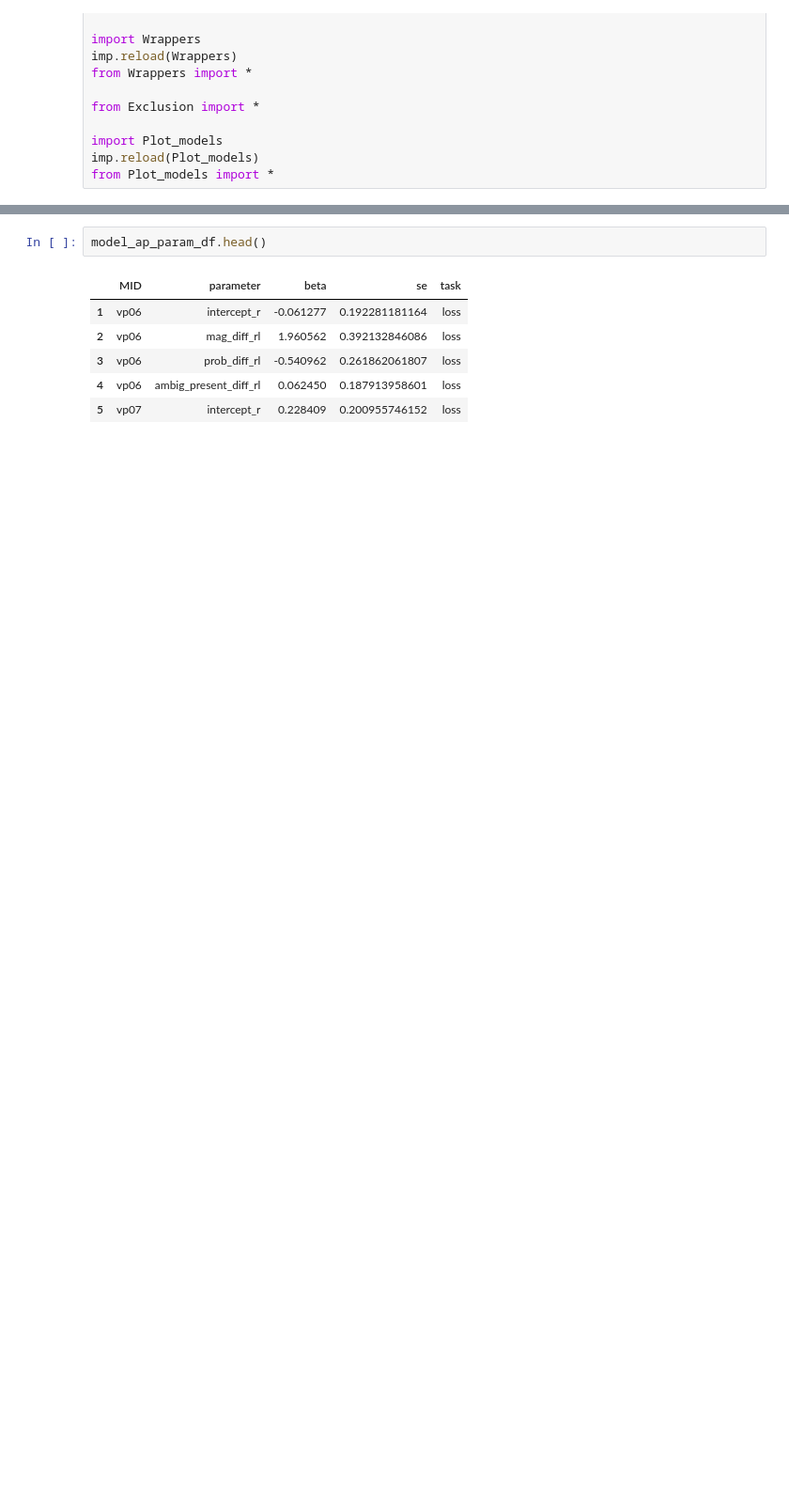
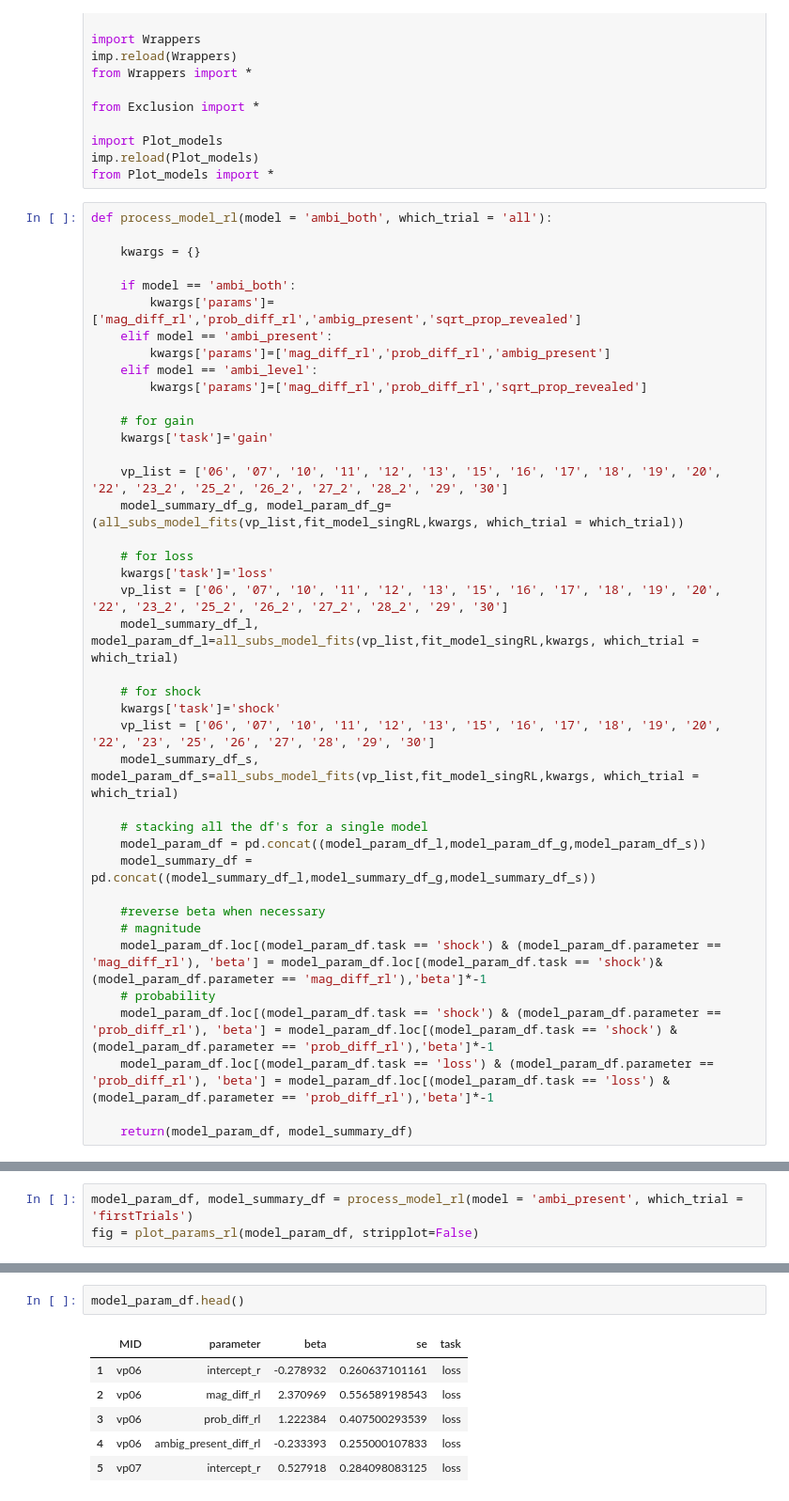
Before and after one commit to crgagne/ambi_gain_loss_shock, a Jupyter notebook: notebooks/Trial_Analysis.ipynb, the cells around one changed output, grey strips where cells are left out. Shown at 94% size. Saved outputs shown, nothing was run; the diff lists cells and outputs as text; blank space fills up the shorter version.

Commit message:
added trial and trait analysis

```diff
--- a/notebooks/Trial_Analysis.ipynb
+++ b/notebooks/Trial_Analysis.ipynb
@@ -44,4 +44,44 @@ from Exclusion import *
 import Plot_models
 imp.reload(Plot_models)
 from Plot_models import *
+# %%
+def process_model_rl(model = 'ambi_both', which_trial = 'all'):
+
+    kwargs = {}
+
+    if model == 'ambi_both':
+        kwargs['params']=['mag_diff_rl','prob_diff_rl','ambig_present','sqrt_prop_revealed']
+    elif model == 'ambi_present':
+        kwargs['params']=['mag_diff_rl','prob_diff_rl','ambig_present']
+    elif model == 'ambi_level':
+        kwargs['params']=['mag_diff_rl','prob_diff_rl','sqrt_prop_revealed']
+
+    # for gain
+    kwargs['task']='gain'
+
+    vp_list = ['06', '07', '10', '11', '12', '13', '15', '16', '17', '18', '19', '20', '22', '23_2', '25_2', '26_2', '27_2', '28_2', '29', '30']
+    model_summary_df_g, model_param_df_g=(all_subs_model_fits(vp_list,fit_model_singRL,kwargs, which_trial = which_trial))
+
+    # for loss
+    kwargs['task']='loss'
+    vp_list = ['06', '07', '10', '11', '12', '13', '15', '16', '17', '18', '19', '20', '22', '23_2', '25_2', '26_2', '27_2', '28_2', '29', '30']
+    model_summary_df_l, model_param_df_l=all_subs_model_fits(vp_list,fit_model_singRL,kwargs, which_trial = which_trial)
+
+    # for shock
+    kwargs['task']='shock'
+    vp_list = ['06', '07', '10', '11', '12', '13', '15', '16', '17', '18', '19', '20', '22', '23', '25', '26', '27', '28', '29', '30']
+    model_summary_df_s, model_param_df_s=all_subs_model_fits(vp_list,fit_model_singRL,kwargs, which_trial = which_trial)
+
+    # stacking all the df's for a single model
+    model_param_df = pd.concat((model_param_df_l,model_param_df_g,model_param_df_s))
+    model_summary_df = pd.concat((model_summary_df_l,model_summary_df_g,model_summary_df_s))
+
+    #reverse beta when necessary
+    # magnitude
+    model_param_df.loc[(model_param_df.task == 'shock') & (model_param_df.parameter == 'mag_diff_rl'), 'beta'] = model_param_df.loc[(model_param_df.task == 'shock')& (model_param_df.parameter == 'mag_diff_rl'),'beta']*-1
+    # probability
+    model_param_df.loc[(model_param_df.task == 'shock') & (model_param_df.parameter == 'prob_diff_rl'), 'beta'] = model_param_df.loc[(model_param_df.task == 'shock') & (model_param_df.parameter == 'prob_diff_rl'),'beta']*-1
+    model_param_df.loc[(model_param_df.task == 'loss') & (model_param_df.parameter == 'prob_diff_rl'), 'beta'] = model_param_df.loc[(model_param_df.task == 'loss') & (model_param_df.parameter == 'prob_diff_rl'),'beta']*-1
+
+    return(model_param_df, model_summary_df)
 # %% [markdown]
@@ -84,0 +107,3 @@ model_ap_param_df.head()
+# %%
+model_param_df, model_summary_df = process_model_rl(model = 'ambi_present', which_trial = 'firstTrials')
+fig = plot_params_rl(model_param_df, stripplot=False)
@@ -85,9 +112,9 @@ model_ap_param_df.head()
 # %%
-model_ap_param_df.head()
+model_param_df.head()
 # %% [output]
 |  | MID | parameter | beta | se | task |
-| 1 | vp06 | intercept_r | -0.061277 | 0.192281181164 | loss |
-| 2 | vp06 | mag_diff_rl | 1.960562 | 0.392132846086 | loss |
-| 3 | vp06 | prob_diff_rl | -0.540962 | 0.261862061807 | loss |
-| 4 | vp06 | ambig_present_diff_rl | 0.062450 | 0.187913958601 | loss |
-| 5 | vp07 | intercept_r | 0.228409 | 0.200955746152 | loss |
+| 1 | vp06 | intercept_r | -0.278932 | 0.260637101161 | loss |
+| 2 | vp06 | mag_diff_rl | 2.370969 | 0.556589198543 | loss |
+| 3 | vp06 | prob_diff_rl | 1.222384 | 0.407500293539 | loss |
+| 4 | vp06 | ambig_present_diff_rl | -0.233393 | 0.255000107833 | loss |
+| 5 | vp07 | intercept_r | 0.527918 | 0.284098083125 | loss |
```
Also changed, not shown: parts of 17 cells of this notebook, 9 other files.
